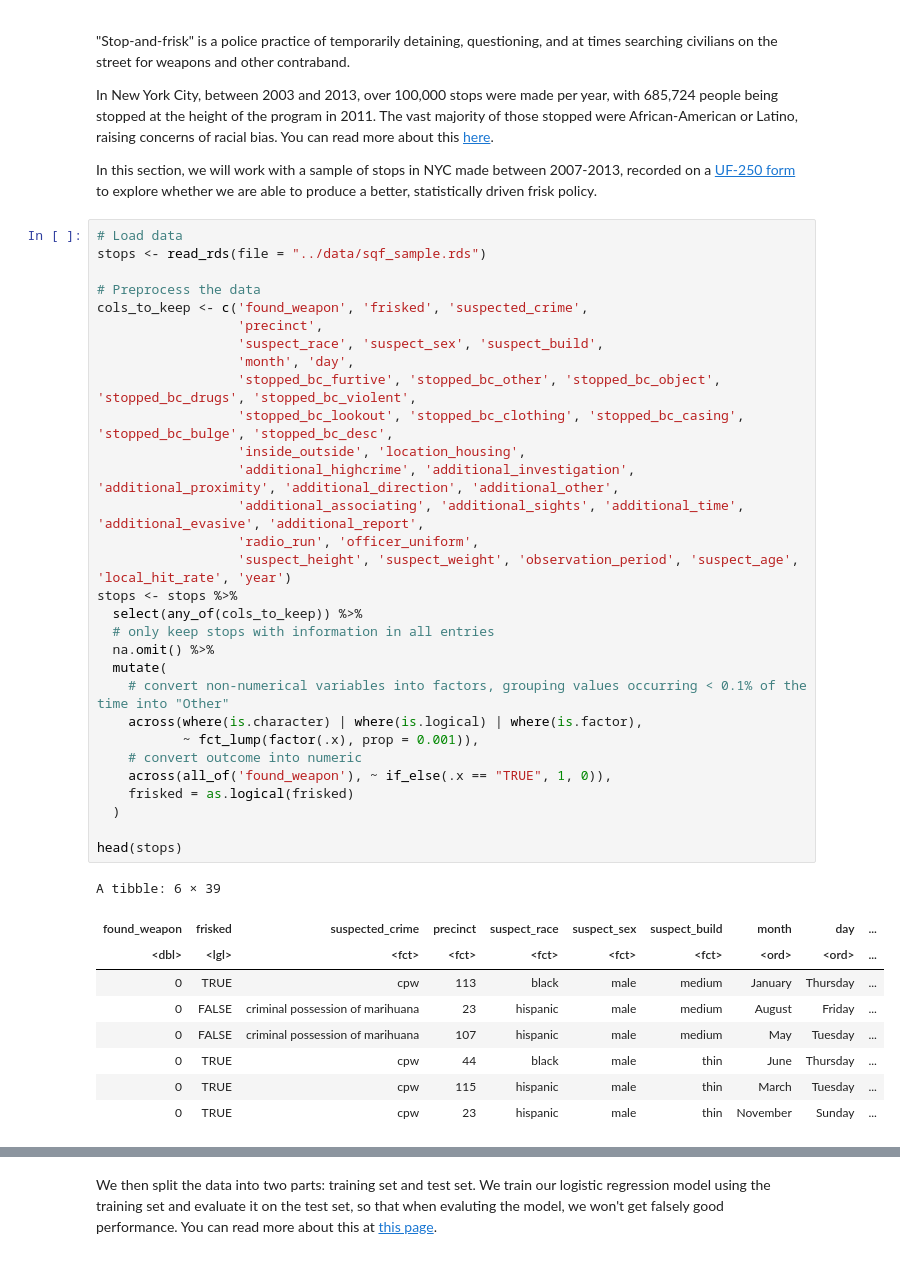
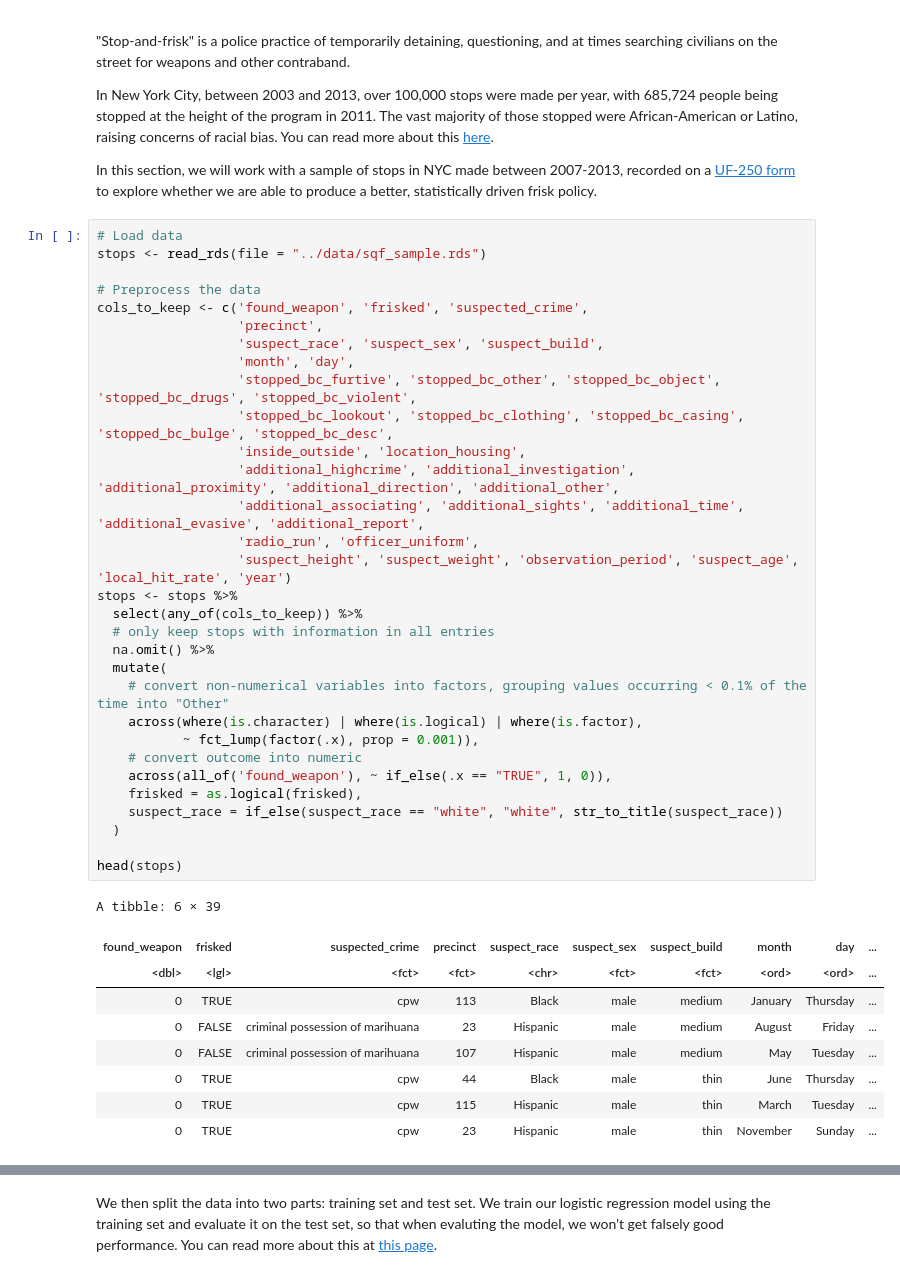
Before and after one commit to stanford-policylab/law-order-algo-2021, a Jupyter notebook: labs/week-3-reasonable_suspicion-answers.ipynb, the cells around one changed output, grey strips where cells are left out. Drawn from its saved outputs; the diff is of its cells as text.

```diff
--- a/labs/week-3-reasonable_suspicion-answers.ipynb
+++ b/labs/week-3-reasonable_suspicion-answers.ipynb
@@ -21,41 +40,42 @@ In this section, we will work with a sample of stops in NYC made between 2007-20
 stops <- read_rds(file = "../data/sqf_sample.rds")
 
 # Preprocess the data
 cols_to_keep <- c('found_weapon', 'frisked', 'suspected_crime',
                   'precinct',
                   'suspect_race', 'suspect_sex', 'suspect_build',
                   'month', 'day',
                   'stopped_bc_furtive', 'stopped_bc_other', 'stopped_bc_object', 'stopped_bc_drugs', 'stopped_bc_violent',
                   'stopped_bc_lookout', 'stopped_bc_clothing', 'stopped_bc_casing', 'stopped_bc_bulge', 'stopped_bc_desc',
                   'inside_outside', 'location_housing',
                   'additional_highcrime', 'additional_investigation', 'additional_proximity', 'additional_direction', 'additional_other',
                   'additional_associating', 'additional_sights', 'additional_time', 'additional_evasive', 'additional_report',
                   'radio_run', 'officer_uniform',
                   'suspect_height', 'suspect_weight', 'observation_period', 'suspect_age', 'local_hit_rate', 'year')
 stops <- stops %>%
   select(any_of(cols_to_keep)) %>%
   # only keep stops with information in all entries
   na.omit() %>%
   mutate(
     # convert non-numerical variables into factors, grouping values occurring < 0.1% of the time into "Other"
     across(where(is.character) | where(is.logical) | where(is.factor),
            ~ fct_lump(factor(.x), prop = 0.001)),
     # convert outcome into numeric
     across(all_of('found_weapon'), ~ if_else(.x == "TRUE", 1, 0)),
-    frisked = as.logical(frisked)
+    frisked = as.logical(frisked),
+    suspect_race = if_else(suspect_race == "white", "white", str_to_title(suspect_race))
   )
 
 head(stops)
 # %% [output]
 A tibble: 6 × 39
 | found_weapon | frisked | suspected_crime | precinct | suspect_race | suspect_sex | suspect_build | month | day | ... |
-| <dbl> | <lgl> | <fct> | <fct> | <fct> | <fct> | <fct> | <ord> | <ord> | ... |
-| 0 | TRUE | cpw | 113 | black | male | medium | January | Thursday | ... |
-| 0 | FALSE | criminal possession of marihuana | 23 | hispanic | male | medium | August | Friday | ... |
-| 0 | FALSE | criminal possession of marihuana | 107 | hispanic | male | medium | May | Tuesday | ... |
-| 0 | TRUE | cpw | 44 | black | male | thin | June | Thursday | ... |
-| 0 | TRUE | cpw | 115 | hispanic | male | thin | March | Tuesday | ... |
-| 0 | TRUE | cpw | 23 | hispanic | male | thin | November | Sunday | ... |
+| <dbl> | <lgl> | <fct> | <fct> | <chr> | <fct> | <fct> | <ord> | <ord> | ... |
+| 0 | TRUE | cpw | 113 | Black | male | medium | January | Thursday | ... |
+| 0 | FALSE | criminal possession of marihuana | 23 | Hispanic | male | medium | August | Friday | ... |
+| 0 | FALSE | criminal possession of marihuana | 107 | Hispanic | male | medium | May | Tuesday | ... |
+| 0 | TRUE | cpw | 44 | Black | male | thin | June | Thursday | ... |
+| 0 | TRUE | cpw | 115 | Hispanic | male | thin | March | Tuesday | ... |
+| 0 | TRUE | cpw | 23 | Hispanic | male | thin | November | Sunday | ... |
 # %% [markdown]
 ## The data
 
```
Also changed, not shown: parts of 43 cells of this notebook, 3 other files.
